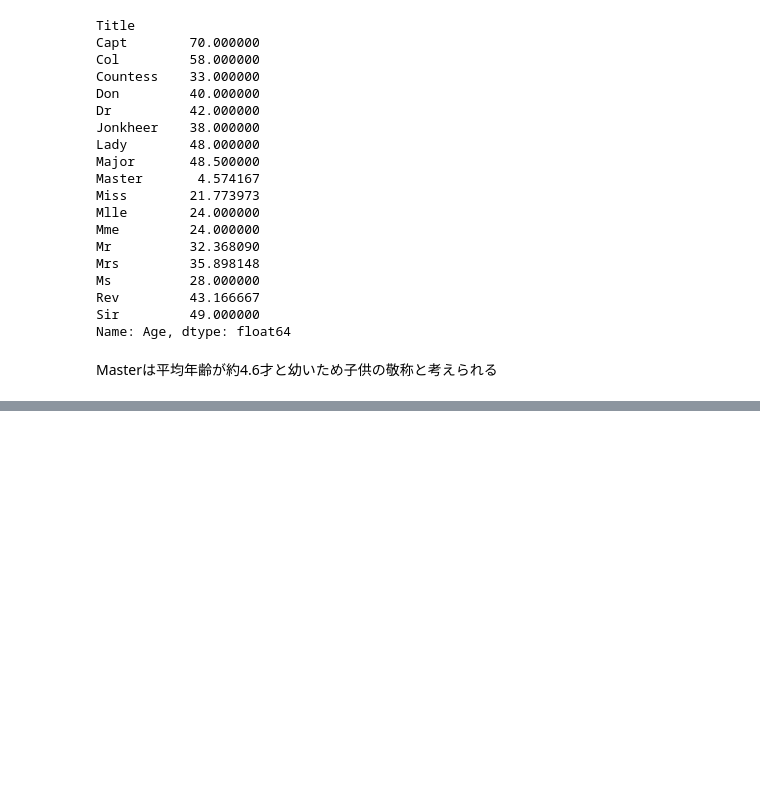
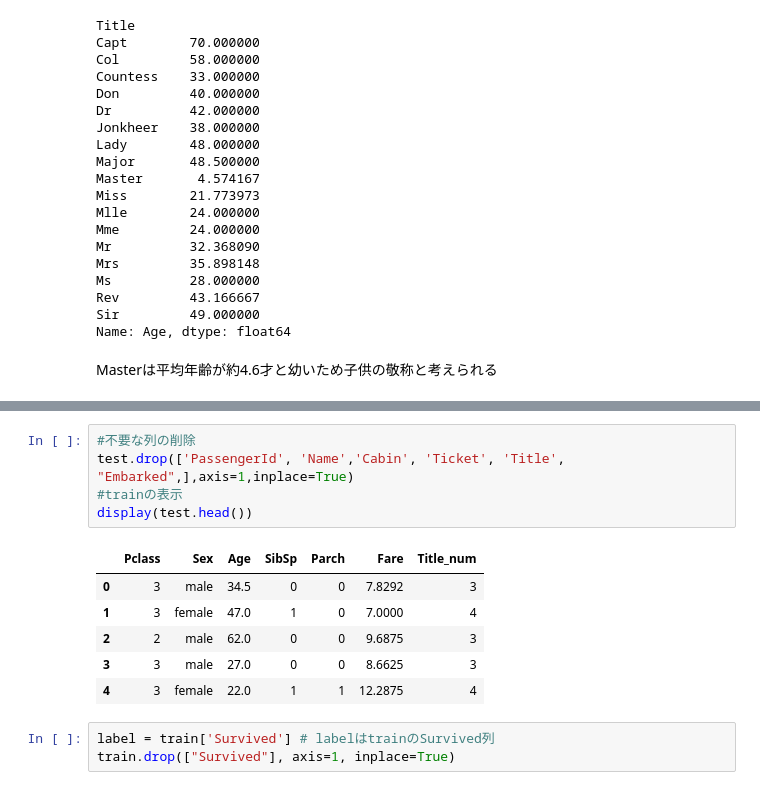
Before and after one commit to juri-saito/kaggle, a Jupyter notebook: titanic_saito.ipynb, the cells around one changed output, grey strips where cells are left out. Saved outputs shown, nothing was run; the diff lists cells and outputs as text; blank space fills up the shorter version.

```diff
--- a/titanic_saito.ipynb
+++ b/titanic_saito.ipynb
@@ -534,0 +457,15 @@ train.head()
+# %%
+#不要な列の削除
+test.drop(['PassengerId', 'Name','Cabin', 'Ticket', 'Title', "Embarked",],axis=1,inplace=True)
+#trainの表示
+display(test.head())
+# %% [output]
+|  | Pclass | Sex | Age | SibSp | Parch | Fare | Title_num |
+| 0 | 3 | male | 34.5 | 0 | 0 | 7.8292 | 3 |
+| 1 | 3 | female | 47.0 | 1 | 0 | 7.0000 | 4 |
+| 2 | 2 | male | 62.0 | 0 | 0 | 9.6875 | 3 |
+| 3 | 3 | male | 27.0 | 0 | 0 | 8.6625 | 3 |
+| 4 | 3 | female | 22.0 | 1 | 1 | 12.2875 | 4 |
+# %%
+label = train['Survived'] # labelはtrainのSurvived列
+train.drop(["Survived"], axis=1, inplace=True)
```
Also changed, not shown: parts of 21 cells of this notebook, 1 other file.
